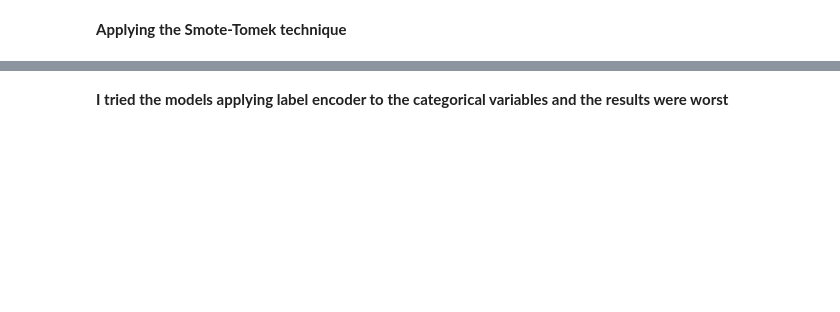
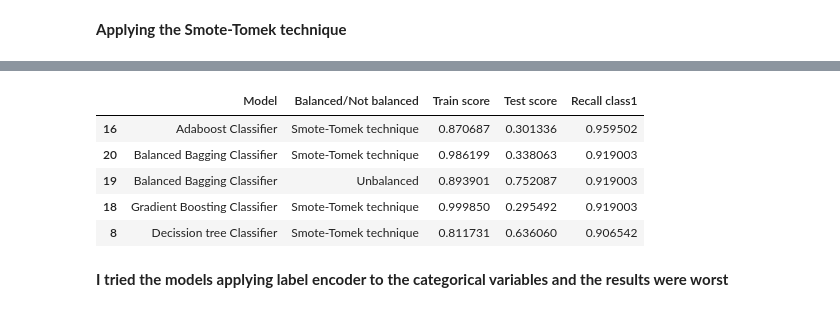
Before and after one commit to rfisla/MACHINE-LEARNING-PROJECTS, a Jupyter notebook: Telecom_users_analysis.ipynb, the cells around one changed output, grey strips where cells are left out. Cells and saved outputs as stored; diff of their text form; code cells hidden in the pictures; blank space fills up the shorter version.

```diff
--- a/Telecom_users_analysis.ipynb
+++ b/Telecom_users_analysis.ipynb
@@ -824,2 +911,11 @@ Churn
+# %%
+results.sort_values(by='Recall class1',ascending=False).head(5)
+# %% [output]
+|  | Model | Balanced/Not balanced | Train score | Test score | Recall class1 |
+| 16 | Adaboost Classifier | Smote-Tomek technique | 0.870687 | 0.301336 | 0.959502 |
+| 20 | Balanced Bagging Classifier | Smote-Tomek technique | 0.986199 | 0.338063 | 0.919003 |
+| 19 | Balanced Bagging Classifier | Unbalanced | 0.893901 | 0.752087 | 0.919003 |
+| 18 | Gradient Boosting Classifier | Smote-Tomek technique | 0.999850 | 0.295492 | 0.919003 |
+| 8 | Decission tree Classifier | Smote-Tomek technique | 0.811731 | 0.636060 | 0.906542 |
 # %% [markdown]
 **I tried the models applying label encoder to the categorical variables and the results were worst**
```
Also changed, not shown: parts of 28 cells of this notebook.
